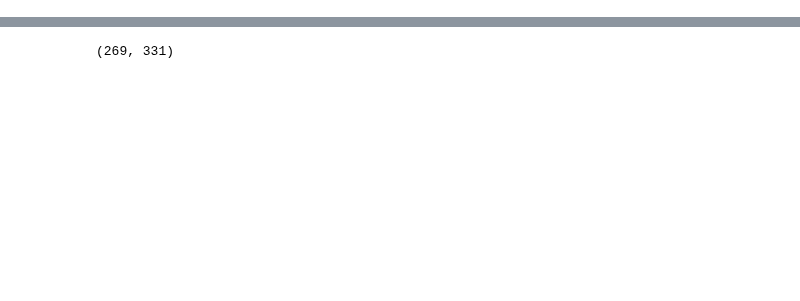
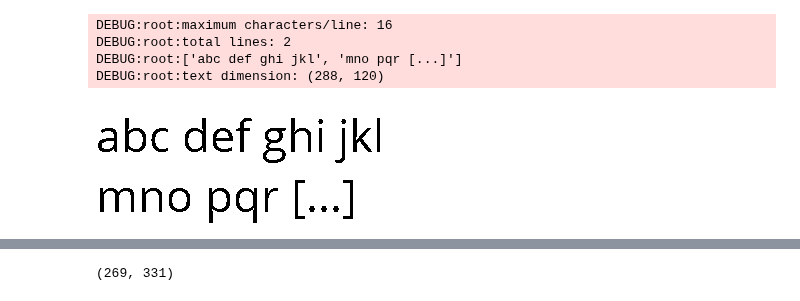
Before and after one commit to txoof/slimpi_epd, a Jupyter notebook: textblock.ipynb, the cells around one changed output, grey strips where cells are left out. Cells and saved outputs as stored; diff of their text form; code cells hidden in the pictures; blank space fills up the shorter version.

```diff
--- a/textblock.ipynb
+++ b/textblock.ipynb
@@ -354,3 +570,15 @@ DEBUG:root:text dimension: (508, 170)
+# %%
+t = TextBlock(resolution=(400, 269), text="abc def ghi jkl mno pqr stu vwx 123 456 789 ABC DEF GHI", size=45, max_lines=2,
+              coordinates=(200, 1), center=False)
+# %% [output]
+DEBUG:root:maximum characters/line: 16
+DEBUG:root:total lines: 2
+DEBUG:root:['abc def ghi jkl', 'mno pqr [...]']
+DEBUG:root:text dimension: (288, 120)
+# %%
+t.image
+# %% [output]
+[figure, added]
 # %%
 t.dimensions
 # %% [output]
```
Also changed, not shown: parts of 26 cells of this notebook.
